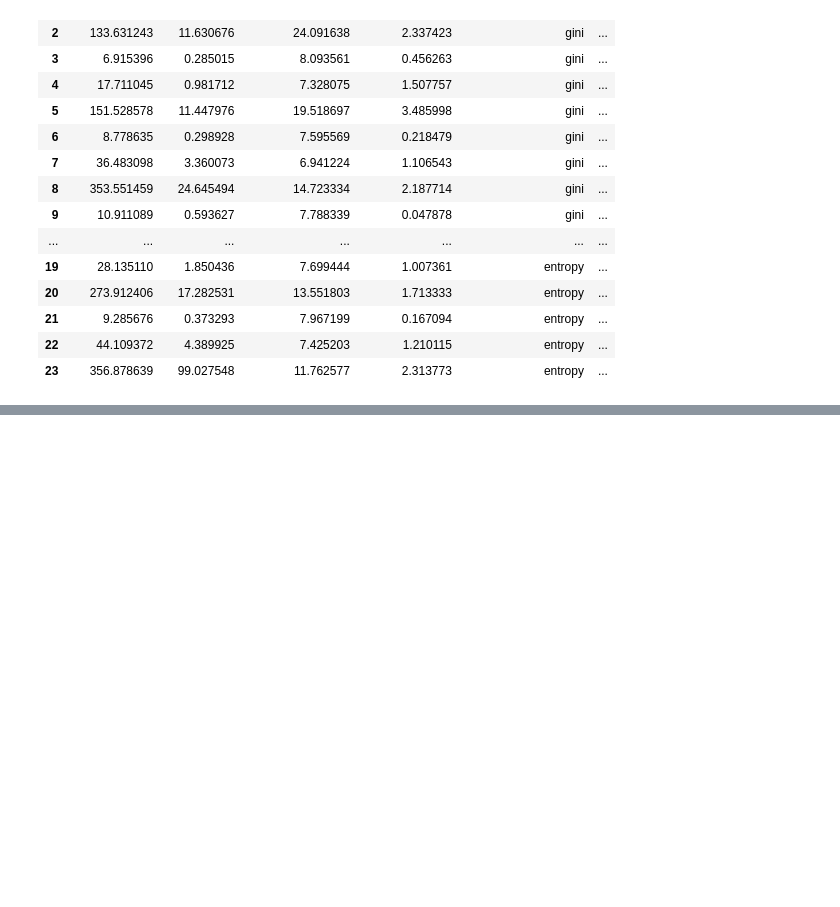
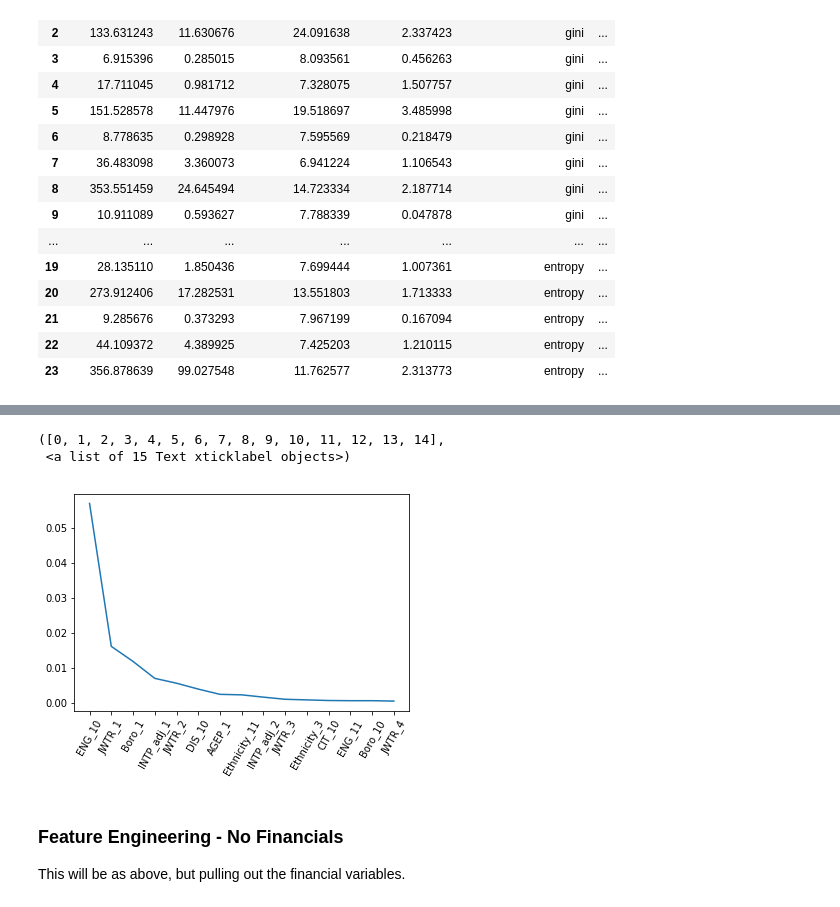
Before and after one commit to c74p/Capstone-NYCPoverty, a Jupyter notebook: Capstone Project 1 - Poverty/Models.ipynb, the cells around one changed output, grey strips where cells are left out. Saved outputs shown, nothing was run; the diff lists cells and outputs as text; code cells hidden in the pictures; blank space fills up the shorter version.

```diff
--- a/Capstone Project 1 - Poverty/Models.ipynb
+++ b/Capstone Project 1 - Poverty/Models.ipynb
@@ -277,0 +759,2 @@ X.tail()
+# %%
+X = pd.read_csv('data/Features.csv', index_col=[0,1], header=0)
@@ -526,0 +1209,32 @@ results
+# %%
+# Pull off 'NYCgov_Pov_Stat' for our target variable
+y = X['NYCgov_Pov_Stat'].replace({'NYCgov_Pov_Stat': {1: 'Pov', 2:'Not Pov'}})
+X = X.drop('NYCgov_Pov_Stat', axis='columns')
+
+# Get train and test - be sure to stratify since this is imbalanced data (poverty ~20% of the set)
+X_train, X_test, y_train, y_test = train_test_split(X, y, test_size=0.2, stratify=y)
+
+# Transforms for pipeline:
+# 1) categorize to prep for one-hot encoding
+# 2) one-hot encode, dropping one to avoid colinearity
+# 3) deal with imbalanced data with sampling strategies (poverty is ~20% of total)
+# 4) scale data
+# 5) classifiers
+categorizer = Categorizer(columns=dummy_these)
+dummy_encoder = DummyEncoder(drop_first=True)
+#samplers = [SMOTE(random_state=42), SMOTETomek(random_state=42), TomekLinks(random_state=42)]
+scaler = Normalizer()
+classifier = RandomForestClassifier(n_estimators=1000, max_features=100)
+
+cachedir = tempfile.mkdtemp()
+
+pipeline = imbPipeline(steps=[('cat', categorizer),
+                              ('dummies', dummy_encoder),
+                              ('scaler', scaler),
+                              ('clf', classifier)],
+                      memory=cachedir)
+
+t0 = time.time()
+pipeline.fit(X_train, y_train)
+time_to_fit = time.time() - t0
+print('Took: ' + '{:4.2f}'.format(time_to_fit) + 's to fit ')
@@ -526,0 +1260,16 @@ results
+# %%
+imps = list(zip(X_train.columns, pipeline.named_steps['clf'].feature_importances_))
+imps=(sorted(imps, key=lambda tup: tup[1]))
+imps.reverse()
+#geometric_mean_score(y_test, pipeline.predict(X_test)) # 0.8741667300789631
+labels_i = [x[0] for x in imps][:15]
+ys_i = [x[1] for x in imps][:15]
+plt.plot(labels_i, ys_i)
+plt.xticks(rotation=60)
+# %% [output]
+([0, 1, 2, 3, 4, 5, 6, 7, 8, 9, 10, 11, 12, 13, 14],
+ <a list of 15 Text xticklabel objects>)
+[figure, added]
+# %% [markdown]
+### Feature Engineering - No Financials
+This will be as above, but pulling out the financial variables.
```
Also changed, not shown: parts of 22 cells of this notebook.
